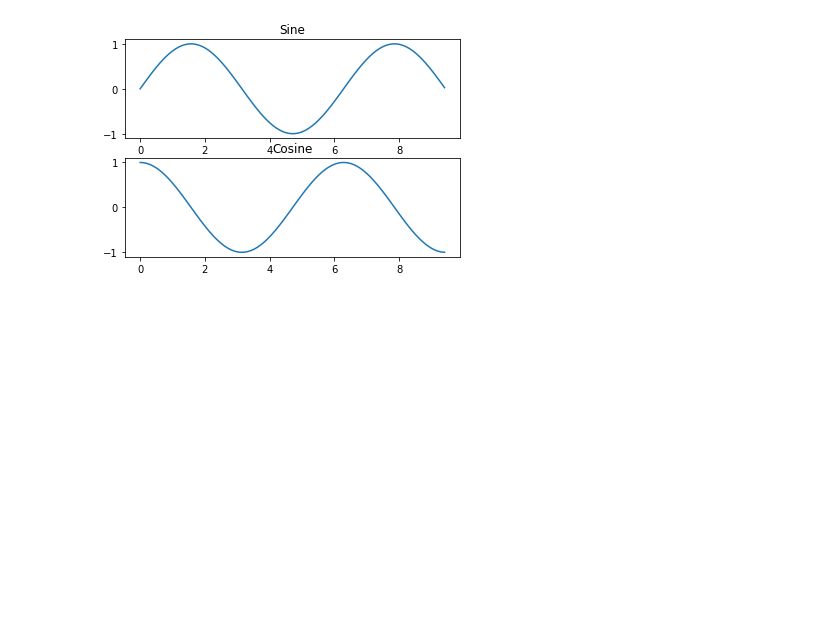
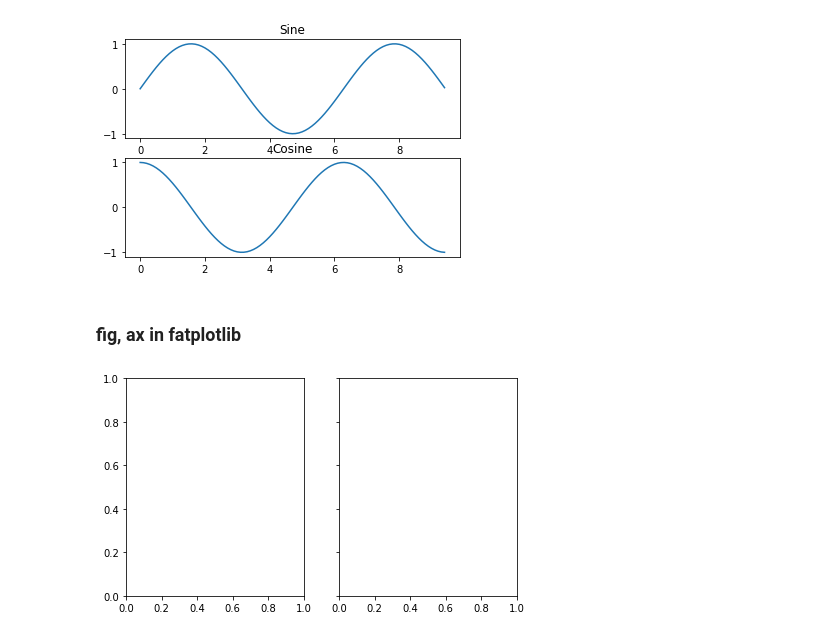
Before and after one commit to yuting3656/aiacademy, a Jupyter notebook: week1/matplotlib_practice.ipynb, the cells around one changed output. Drawn from its saved outputs; the diff is of its cells as text; code cells hidden in the pictures; blank space fills up the shorter version.

```diff
--- a/week1/matplotlib_practice.ipynb
+++ b/week1/matplotlib_practice.ipynb
@@ -74,3 +74,11 @@ plt.title("Cosine")
 plt.show()
 # %% [output]
 [figure]
+# %% [markdown]
+### fig, ax in fatplotlib
+# %%
+import pandas as pd
+from matplotlib.ticker import FuncFormatter
+fig, (ax0, ax1) = plt.subplots(nrows=1, ncols=2, sharey=True, figsize=(7, 4))
+# %% [output]
+[figure, added]
```
Also changed, not shown: parts of 10 cells of this notebook, 9 other files.
